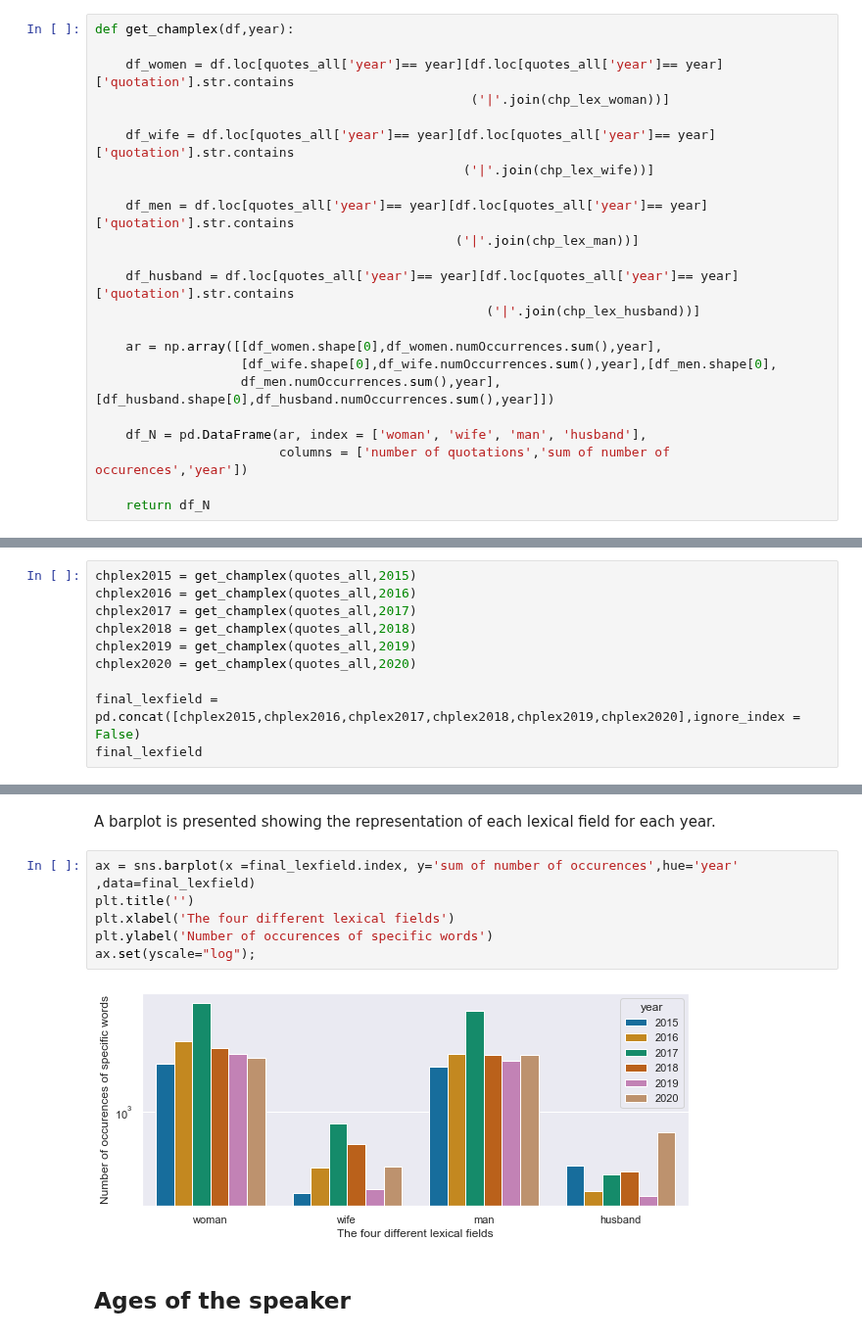
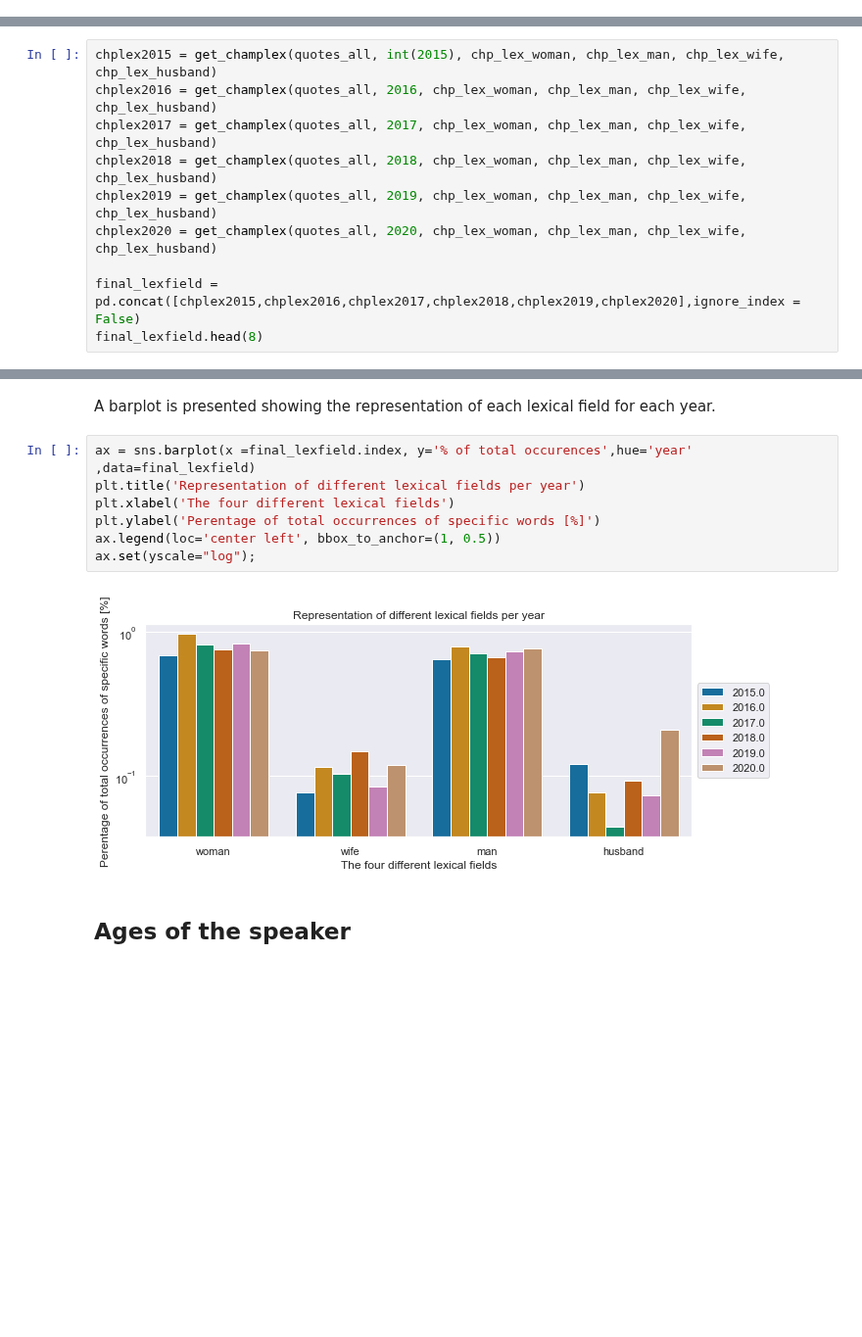
Before and after one commit to janougome/ADA-team, a Jupyter notebook: descripitve_tasks2.ipynb, the cells around one changed output, grey strips where cells are left out. Shown at 98% size. Drawn from its saved outputs; the diff is of its cells as text; blank space fills up the shorter version.

```diff
--- a/descripitve_tasks2.ipynb
+++ b/descripitve_tasks2.ipynb
@@ -337,24 +305 @@ The "get_champlex" function is implemented. This function takes two arguments: a
-# %%
-def get_champlex(df,year):
-
-    df_women = df.loc[quotes_all['year']== year][df.loc[quotes_all['year']== year]['quotation'].str.contains
-                                                 ('|'.join(chp_lex_woman))]
-
-    df_wife = df.loc[quotes_all['year']== year][df.loc[quotes_all['year']== year]['quotation'].str.contains
-                                                ('|'.join(chp_lex_wife))]
-
-    df_men = df.loc[quotes_all['year']== year][df.loc[quotes_all['year']== year]['quotation'].str.contains
-                                               ('|'.join(chp_lex_man))]
-
-    df_husband = df.loc[quotes_all['year']== year][df.loc[quotes_all['year']== year]['quotation'].str.contains
-                                                   ('|'.join(chp_lex_husband))]
-
-    ar = np.array([[df_women.shape[0],df_women.numOccurrences.sum(),year],
-                   [df_wife.shape[0],df_wife.numOccurrences.sum(),year],[df_men.shape[0],
-                   df_men.numOccurrences.sum(),year],[df_husband.shape[0],df_husband.numOccurrences.sum(),year]])
-
-    df_N = pd.DataFrame(ar, index = ['woman', 'wife', 'man', 'husband'],
-                        columns = ['number of quotations','sum of number of occurences','year'])
-
-    return df_N
 # %% [markdown]
@@ -362,11 +307,11 @@ The function is applied for all years and the returned data frames are concatena
 # %%
-chplex2015 = get_champlex(quotes_all,2015)
-chplex2016 = get_champlex(quotes_all,2016)
-chplex2017 = get_champlex(quotes_all,2017)
-chplex2018 = get_champlex(quotes_all,2018)
-chplex2019 = get_champlex(quotes_all,2019)
-chplex2020 = get_champlex(quotes_all,2020)
+chplex2015 = get_champlex(quotes_all, int(2015), chp_lex_woman, chp_lex_man, chp_lex_wife, chp_lex_husband)
+chplex2016 = get_champlex(quotes_all, 2016, chp_lex_woman, chp_lex_man, chp_lex_wife, chp_lex_husband)
+chplex2017 = get_champlex(quotes_all, 2017, chp_lex_woman, chp_lex_man, chp_lex_wife, chp_lex_husband)
+chplex2018 = get_champlex(quotes_all, 2018, chp_lex_woman, chp_lex_man, chp_lex_wife, chp_lex_husband)
+chplex2019 = get_champlex(quotes_all, 2019, chp_lex_woman, chp_lex_man, chp_lex_wife, chp_lex_husband)
+chplex2020 = get_champlex(quotes_all, 2020, chp_lex_woman, chp_lex_man, chp_lex_wife, chp_lex_husband)
 
 final_lexfield = pd.concat([chplex2015,chplex2016,chplex2017,chplex2018,chplex2019,chplex2020],ignore_index = False)
-final_lexfield
+final_lexfield.head(8)
 # %% [output]
@@ -390,12 +327,13 @@ final_lexfield
 # %% [markdown]
 A barplot is presented showing the representation of each lexical field for each year.
 # %%
-ax = sns.barplot(x =final_lexfield.index, y='sum of number of occurences',hue='year' ,data=final_lexfield)
-plt.title('')
+ax = sns.barplot(x =final_lexfield.index, y='% of total occurences',hue='year' ,data=final_lexfield)
+plt.title('Representation of different lexical fields per year')
 plt.xlabel('The four different lexical fields')
-plt.ylabel('Number of occurences of specific words')
+plt.ylabel('Perentage of total occurrences of specific words [%]')
+ax.legend(loc='center left', bbox_to_anchor=(1, 0.5))
 ax.set(yscale="log");
 # %% [output]
-[figure, old version]
+[figure, new version]
 # %% [markdown]
 ## Ages of the speaker
```
Also changed, not shown: parts of 25 cells of this notebook, 2 other files.
